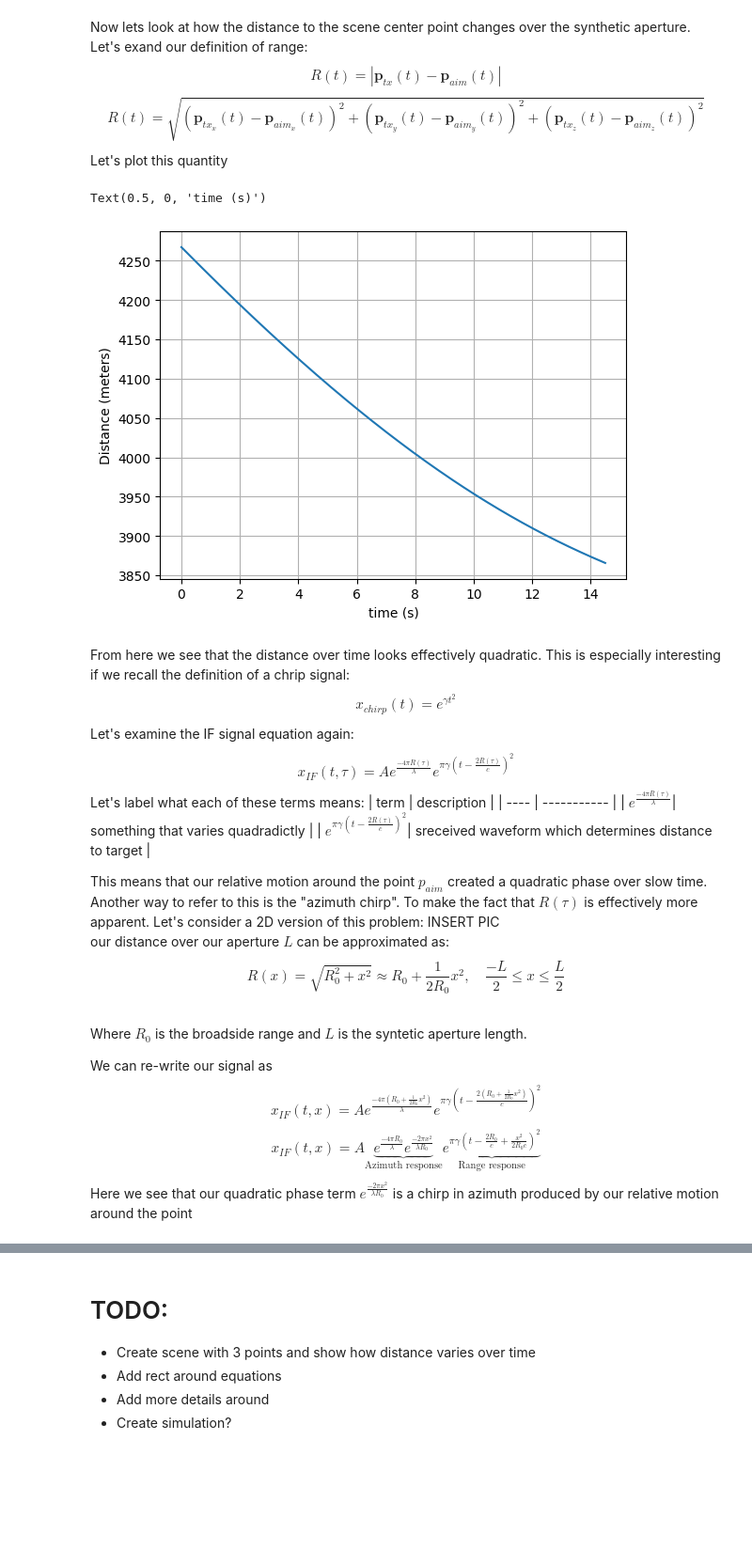
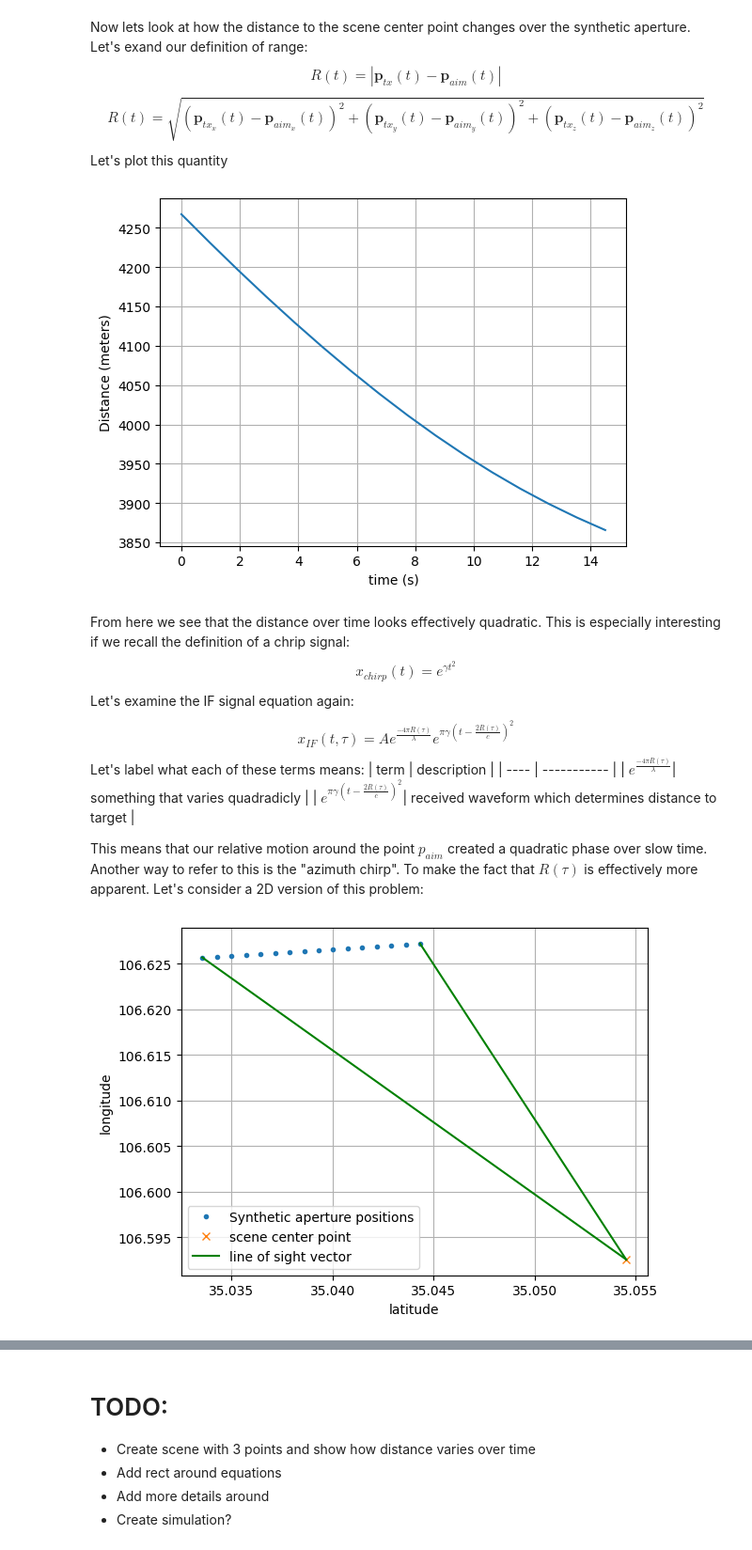
Before and after one commit to austinjtravis/radar_learning, a Jupyter notebook: 6_sar_modeling/sar_modeling.ipynb, the cells around one changed output, grey strips where cells are left out. Shown at 94% size. Cells and saved outputs as stored; diff of their text form; code cells hidden in the pictures; blank space fills up the shorter version.

```diff
--- a/6_sar_modeling/sar_modeling.ipynb
+++ b/6_sar_modeling/sar_modeling.ipynb
@@ -108,11 +113,10 @@ Let's plot this quantity
 R = np.linalg.norm(arp_pos - p_scp, axis=-1)
 plt.figure()
 plt.plot(times, R)
-plt.grid()
 plt.ylabel('Distance (meters)')
 plt.xlabel('time (s)')
+plt.grid()
 # %% [output]
-Text(0.5, 0, 'time (s)')
 [figure]
 # %% [markdown]
 From here we see that the distance over time looks effectively quadratic.  This is especially interesting if we recall the definition of a chrip signal:
@@ -122,16 +126,19 @@ $$x_{IF}(t, \tau) = Ae^{\frac{-4\pi R(\tau)}{\lambda}}e^{\pi \gamma (t-\frac{2R(
 Let's label what each of these terms means:
 | term | description |
 | ---- | ----------- |
-| $e^{\frac{-4\pi R(\tau)}{\lambda}}$| something that varies quadradictly |
-| $e^{\pi \gamma (t-\frac{2R(\tau)}{c})^2}$| sreceived waveform which determines distance to target |
+| $e^{\frac{-4\pi R(\tau)}{\lambda}}$| something that varies quadradicly |
+| $e^{\pi \gamma (t-\frac{2R(\tau)}{c})^2}$| received waveform which determines distance to target |
 
 This means that our relative motion around the point $p_{aim}$ created a quadratic phase over slow time.  Another way to refer to this is the "azimuth chirp".  To make the fact that $R(\tau)$ is effectively  more apparent.  Let's consider a 2D version of this problem:
-INSERT PIC
-our distance over our aperture $L$ can be approximated as:
-$$R(x) = \sqrt{R_0^2 + x^2} \approx R_0 + \frac{1}{2R_0}x^2, \quad \frac{-L}{2} \leq x \leq \frac{L}{2}$$
-Where $R_0$ is the broadside range and $L$ is the syntetic aperture length.
-
-We can re-write our signal as
-$$x_{IF}(t, x) = Ae^{\frac{-4\pi (R_0 + \frac{1}{2R_0}x^2)}{\lambda}}e^{\pi \gamma (t-\frac{2(R_0 + \frac{1}{2R_0}x^2)}{c})^2}$$
-$$x_{IF}(t, x) = A\underbrace{e^{\frac{-4\pi R_0}{\lambda}} e^{\frac{-2\pi x^2}{\lambda R_0}}}_{\text{Azimuth response}}\underbrace{e^{{\pi \gamma (t-\frac{2R_0}{c} + \frac{x^2}{2R_0 c})}^2}}_{\text{Range response}}$$
-Here we see that our quadratic phase term $e^{\frac{-2\pi x^2}{\lambda R_0}}$ is a chirp in azimuth produced by our relative motion around the point
+# %%
+ax = plt.figure().add_subplot()
+ax.plot(arp_pos_llh[:, 0], -arp_pos_llh[:, 1], '.', label='Synthetic aperture positions')
+ax.plot(scp_llh[0], -scp_llh[1], 'x', label='scene center point')
+ax.plot([arp_pos_llh[0, 0], scp_llh[0]], [-arp_pos_llh[0, 1], -scp_llh[1]], 'g', label='line of sight vector')
+ax.plot([arp_pos_llh[-1, 0], scp_llh[0]], [-arp_pos_llh[-1, 1], -scp_llh[1]], 'g')
+ax.set_xlabel('latitude')
+ax.set_ylabel('longitude')
+ax.legend()
+ax.grid()
+# %% [output]
+[figure, added]
```
Also changed, not shown: parts of 5 cells of this notebook, 2 other files.
